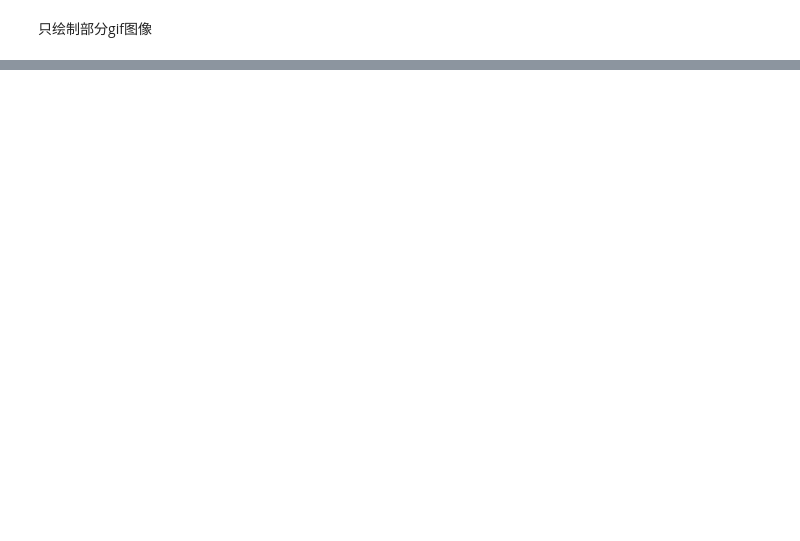
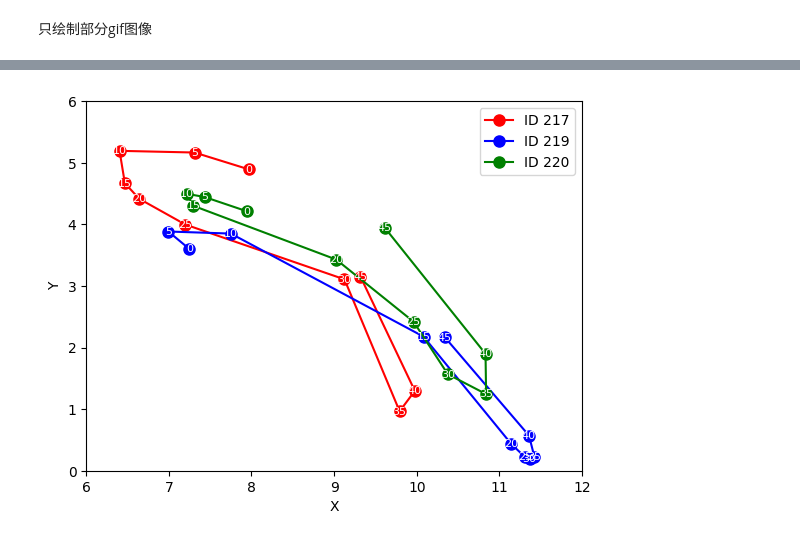
Before and after one commit to Sihan0229/XJTU-AUTO300527-homework, a Jupyter notebook: Pedestrian clustering/assignment3.ipynb, the cells around one changed output, grey strips where cells are left out. Drawn from its saved outputs; the diff is of its cells as text; code cells hidden in the pictures; blank space fills up the shorter version.

```diff
--- a/Pedestrian clustering/assignment3.ipynb
+++ b/Pedestrian clustering/assignment3.ipynb
@@ -436,0 +629,73 @@ frames[0].save('trajectory_animation.gif', save_all=True, append_images=frames[1
+# %%
+import numpy as np
+import matplotlib.pyplot as plt
+
+# 读取数据
+data_file_path = r'D:\xjtufiles\undergraduate\2023-2024\spring\ml\Pedestrian clustering\students003.txt'
+cluster_file_path = r'D:\xjtufiles\undergraduate\2023-2024\spring\ml\Pedestrian clustering\ave_clustered_results.txt'
+
+data = np.loadtxt(data_file_path)
+cluster_data = np.loadtxt(cluster_file_path)
+
+# 提取数据
+timesteps = data[:, 0].astype(int)
+ids = data[:, 1].astype(int)
+xs = data[:, 2]
+ys = data[:, 3]
+
+# 获取聚类结果
+cluster_ids = cluster_data[:].astype(int)  # 假设聚类结果文件中第一列是ID，第二列是聚类ID
+
+# 定义要绘制的ID
+specific_ids = [217, 219, 220]
+
+# 获取唯一的时间步
+unique_timesteps = np.unique(timesteps)
+
+# 为每个指定ID手动分配颜色
+color_map = {
+    217: 'red',
+    219: 'blue',
+    220: 'green'
+}
+
+# 创建图形
+fig, ax = plt.subplots()
+ax.set_xlim(6, 12)  # 限制x范围
+ax.set_ylim(0, 6)  # 限制y范围
+ax.set_xlabel('X')
+ax.set_ylabel('Y')
+#ax.set_title('Trajectory Overlay - Frames 31 to 39')
+
+# 绘制每个指定ID的轨迹
+for uid in specific_ids:
+    mask = ids == uid
+    user_timesteps = timesteps[mask]
+    user_xs = xs[mask]
+    user_ys = ys[mask]
+
+    # 只绘制指定范围帧的轨迹
+    trajectory_mask = (user_timesteps < unique_timesteps[60]) & (user_timesteps > unique_timesteps[10])
+
+    # 子采样每4帧取一个点
+    subsampled_indices = np.arange(0, len(user_timesteps[trajectory_mask]), 5)
+
+    # 获取指定颜色
+    color = color_map[uid]
+
+    # 绘制轨迹
+    ax.plot(user_xs[trajectory_mask][subsampled_indices], user_ys[trajectory_mask][subsampled_indices],
+            color=color, marker='o', markersize=8, label=f'ID {uid}')
+
+    # 在每个点上绘制时间步序号
+    for i, (x, y) in enumerate(zip(user_xs[trajectory_mask][subsampled_indices], user_ys[trajectory_mask][subsampled_indices])):
+        ax.text(x, y, str(i * 5), color='white', fontsize=8, ha='center', va='center')
+
+# 添加图例
+ax.legend()
+
+# 保存图像
+plt.savefig('trajectory_overlay_specific_ids_colored_numbered_zoomed.png')
+plt.show()
+# %% [output]
+[figure, added]
```
Also changed, not shown: parts of 7 cells of this notebook, 5 other files.
